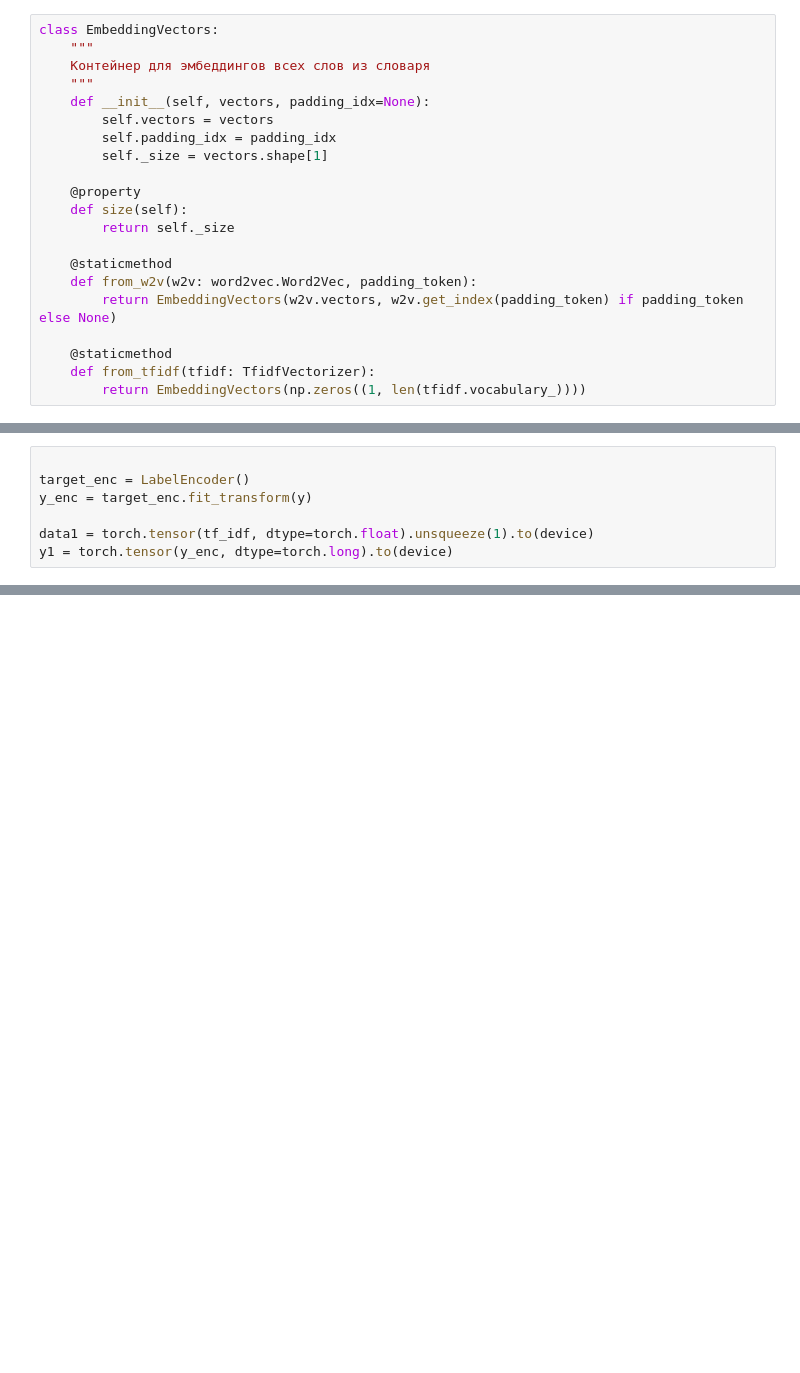
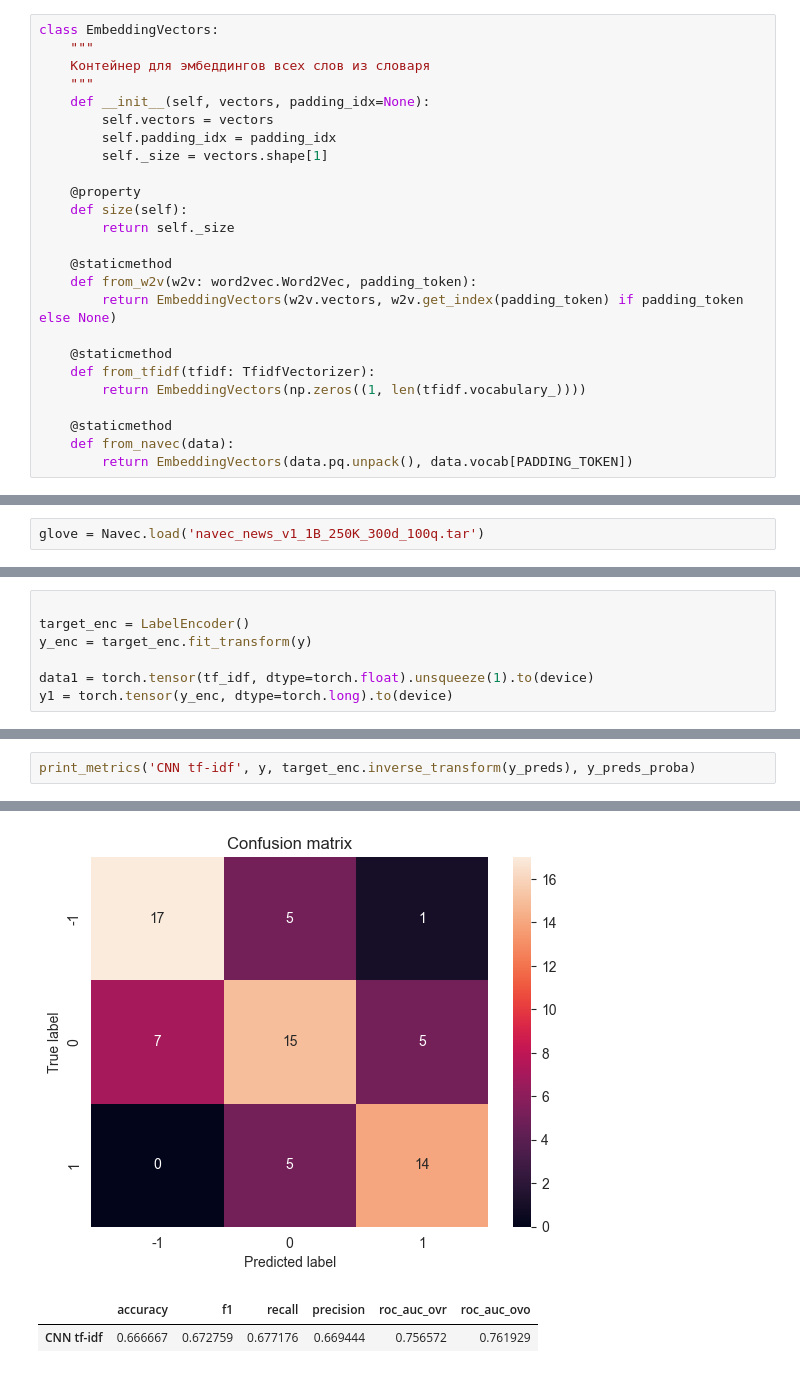
Before and after one commit to ai24-team-15/cbr-press-release-classifier, a Jupyter notebook: ml/dl_models/cnn.ipynb, the cells around one changed output, grey strips where cells are left out. Cells and saved outputs as stored; diff of their text form; blank space fills up the shorter version.

```diff
--- a/ml/dl_models/cnn.ipynb
+++ b/ml/dl_models/cnn.ipynb
@@ -113,6 +114,10 @@ class EmbeddingVectors:
     @staticmethod
     def from_tfidf(tfidf: TfidfVectorizer):
         return EmbeddingVectors(np.zeros((1, len(tfidf.vocabulary_))))
+
+    @staticmethod
+    def from_navec(data):
+        return EmbeddingVectors(data.pq.unpack(), data.vocab[PADDING_TOKEN])
 # %% [markdown]
 Ниже представлена сверточная модель, реализованная по [Zhang, 2015](https://arxiv.org/abs/1510.03820).
 # %%
@@ -331,0 +333,2 @@ TODO ...
+# %%
+glove = Navec.load('navec_news_v1_1B_250K_300d_100q.tar')
@@ -367,0 +414,3 @@ KeyboardInterrupt:
+# %%
+print_metrics('CNN tf-idf', y, target_enc.inverse_transform(y_preds), y_preds_proba)
+# %% [output]
@@ -367,0 +426,3 @@ KeyboardInterrupt:
+[figure, added]
+|  | accuracy | f1 | recall | precision | roc_auc_ovr | roc_auc_ovo |
+| CNN tf-idf | 0.666667 | 0.672759 | 0.677176 | 0.669444 | 0.756572 | 0.761929 |
```
Also changed, not shown: parts of 13 cells of this notebook.
